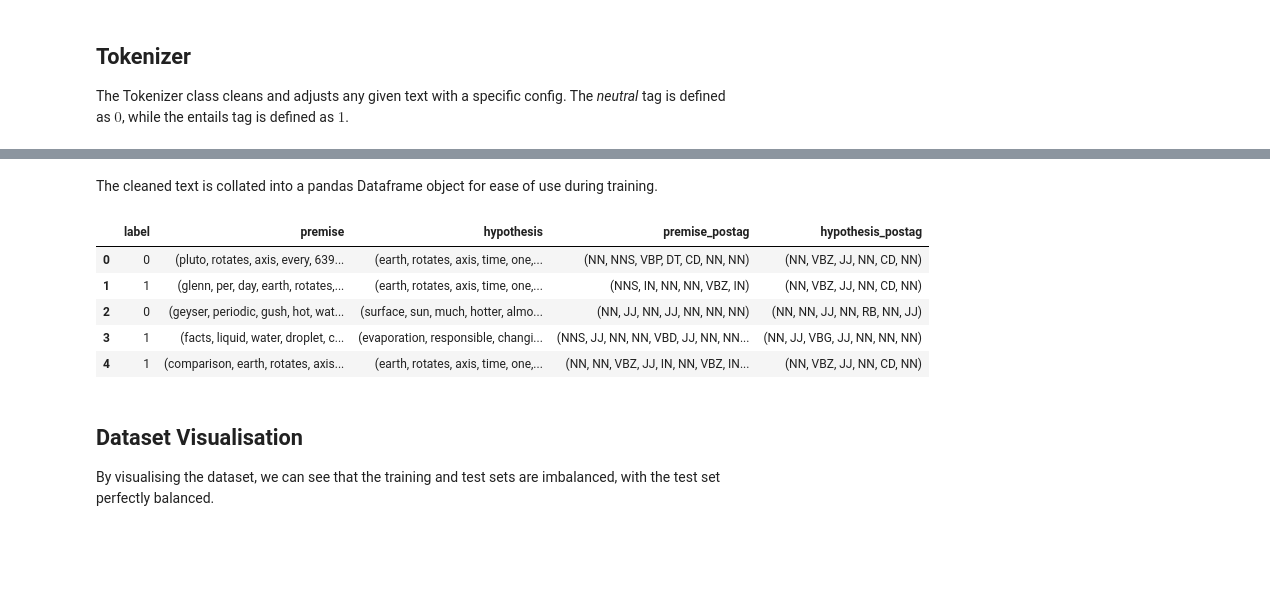
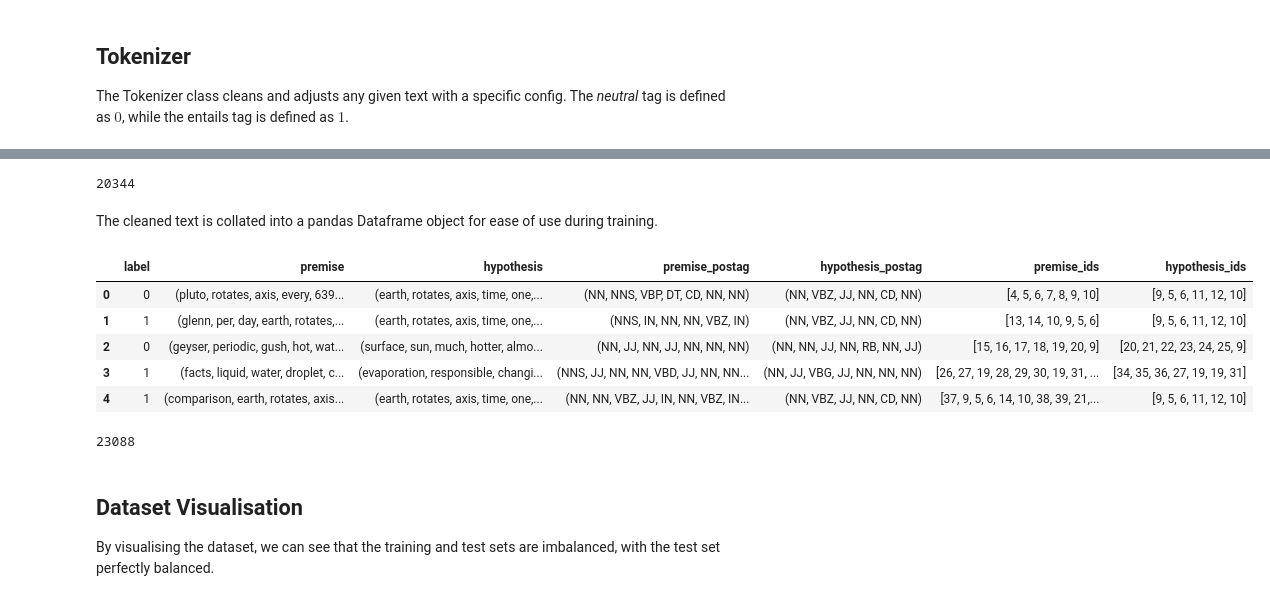
Before and after one commit to Martin-EvansUWA/Natural-Language-Processing, a Jupyter notebook: CITS4012_YourGroupID.ipynb, the cells around one changed output, grey strips where cells are left out. Saved outputs shown, nothing was run; the diff lists cells and outputs as text; code cells hidden in the pictures; blank space fills up the shorter version.

```diff
--- a/CITS4012_YourGroupID.ipynb
+++ b/CITS4012_YourGroupID.ipynb
@@ -100,6 +100,9 @@ class Config:
     postag_tagger = pos_tag
 
     lower = True
+
+    index = True
+    train = True
 
     clean_stopwords = True
     stopwords = set(stopwords.words('english'))
@@ -219,0 +248,11 @@ clean_test = Tokenizer(cfg).clean_text(test)
+# %%
+cfg = Config()
+cfg.train = True
+train_tokenizer = Tokenizer(cfg)
+clean_train = train_tokenizer.clean_text(train)
+# build vocab from train set, and use UNK for any unknown in val or test
+VOCAB_SIZE = len(train_tokenizer.vocab)
+cfg.train = False
+test_tokenizer = Tokenizer(cfg)
+clean_val = test_tokenizer.clean_text(val)
+clean_test = test_tokenizer.clean_text(test)
@@ -220,39 +261,57 @@ clean_test = Tokenizer(cfg).clean_text(test)
+# %%
+VOCAB_SIZE
+# %% [output]
+20344
 # %% [markdown]
 The cleaned text is collated into a pandas Dataframe object for ease of use during training.
 # %%
 import pandas as pd
 
+# For training set
 train_df = pd.DataFrame({
     "label": clean_train["label"],
     "premise": clean_train["premise"],
     "hypothesis": clean_train["hypothesis"],
     "premise_postag": clean_train["premise_postag"],
     "hypothesis_postag": clean_train["hypothesis_postag"],
+    "premise_ids": clean_train.get("premise_ids"),      # add token IDs
+    "hypothesis_ids": clean_train.get("hypothesis_ids")
 })
+
+# Validation set
 val_df = pd.DataFrame({
     "label": clean_val["label"],
     "premise": clean_val["premise"],
     "hypothesis": clean_val["hypothesis"],
     "premise_postag": clean_val["premise_postag"],
     "hypothesis_postag": clean_val["hypothesis_postag"],
+    "premise_ids": clean_val.get("premise_ids"),
+    "hypothesis_ids": clean_val.get("hypothesis_ids")
+})
 
-})
+# Test set
 test_df = pd.DataFrame({
     "label": clean_test["label"],
     "premise": clean_test["premise"],
     "hypothesis": clean_test["hypothesis"],
     "premise_postag": clean_test["premise_postag"],
     "hypothesis_postag": clean_test["hypothesis_postag"],
+    "premise_ids": clean_test.get("premise_ids"),
+    "hypothesis_ids": clean_test.get("hypothesis_ids")
 })
 
 train_df.head(5)
 # %% [output]
-|  | label | premise | hypothesis | premise_postag | hypothesis_postag |
-| 0 | 0 | (pluto, rotates, axis, every, 639... | (earth, rotates, axis, time, one,... | (NN, NNS, VBP, DT, CD, NN, NN) | (NN, VBZ, JJ, NN, CD, NN) |
-| 1 | 1 | (glenn, per, day, earth, rotates,... | (earth, rotates, axis, time, one,... | (NNS, IN, NN, NN, VBZ, IN) | (NN, VBZ, JJ, NN, CD, NN) |
-| 2 | 0 | (geyser, periodic, gush, hot, wat... | (surface, sun, much, hotter, almo... | (NN, JJ, NN, JJ, NN, NN, NN) | (NN, NN, JJ, NN, RB, NN, JJ) |
-| 3 | 1 | (facts, liquid, water, droplet, c... | (evaporation, responsible, changi... | (NNS, JJ, NN, NN, VBD, JJ, NN, NN... | (NN, JJ, VBG, JJ, NN, NN, NN) |
-| 4 | 1 | (comparison, earth, rotates, axis... | (earth, rotates, axis, time, one,... | (NN, NN, VBZ, JJ, IN, NN, VBZ, IN... | (NN, VBZ, JJ, NN, CD, NN) |
+|  | label | premise | hypothesis | premise_postag | hypothesis_postag | premise_ids | hypothesis_ids |
+| 0 | 0 | (pluto, rotates, axis, every, 639... | (earth, rotates, axis, time, one,... | (NN, NNS, VBP, DT, CD, NN, NN) | (NN, VBZ, JJ, NN, CD, NN) | [4, 5, 6, 7, 8, 9, 10] | [9, 5, 6, 11, 12, 10] |
+| 1 | 1 | (glenn, per, day, earth, rotates,... | (earth, rotates, axis, time, one,... | (NNS, IN, NN, NN, VBZ, IN) | (NN, VBZ, JJ, NN, CD, NN) | [13, 14, 10, 9, 5, 6] | [9, 5, 6, 11, 12, 10] |
+| 2 | 0 | (geyser, periodic, gush, hot, wat... | (surface, sun, much, hotter, almo... | (NN, JJ, NN, JJ, NN, NN, NN) | (NN, NN, JJ, NN, RB, NN, JJ) | [15, 16, 17, 18, 19, 20, 9] | [20, 21, 22, 23, 24, 25, 9] |
+| 3 | 1 | (facts, liquid, water, droplet, c... | (evaporation, responsible, changi... | (NNS, JJ, NN, NN, VBD, JJ, NN, NN... | (NN, JJ, VBG, JJ, NN, NN, NN) | [26, 27, 19, 28, 29, 30, 19, 31, ... | [34, 35, 36, 27, 19, 19, 31] |
+| 4 | 1 | (comparison, earth, rotates, axis... | (earth, rotates, axis, time, one,... | (NN, NN, VBZ, JJ, IN, NN, VBZ, IN... | (NN, VBZ, JJ, NN, CD, NN) | [37, 9, 5, 6, 14, 10, 38, 39, 21,... | [9, 5, 6, 11, 12, 10] |
+# %%
+len(train_df)
+# %% [output]
+23088
 # %% [markdown]
 ## Dataset Visualisation
 
```
Also changed, not shown: parts of 43 cells of this notebook, 1 other file.
